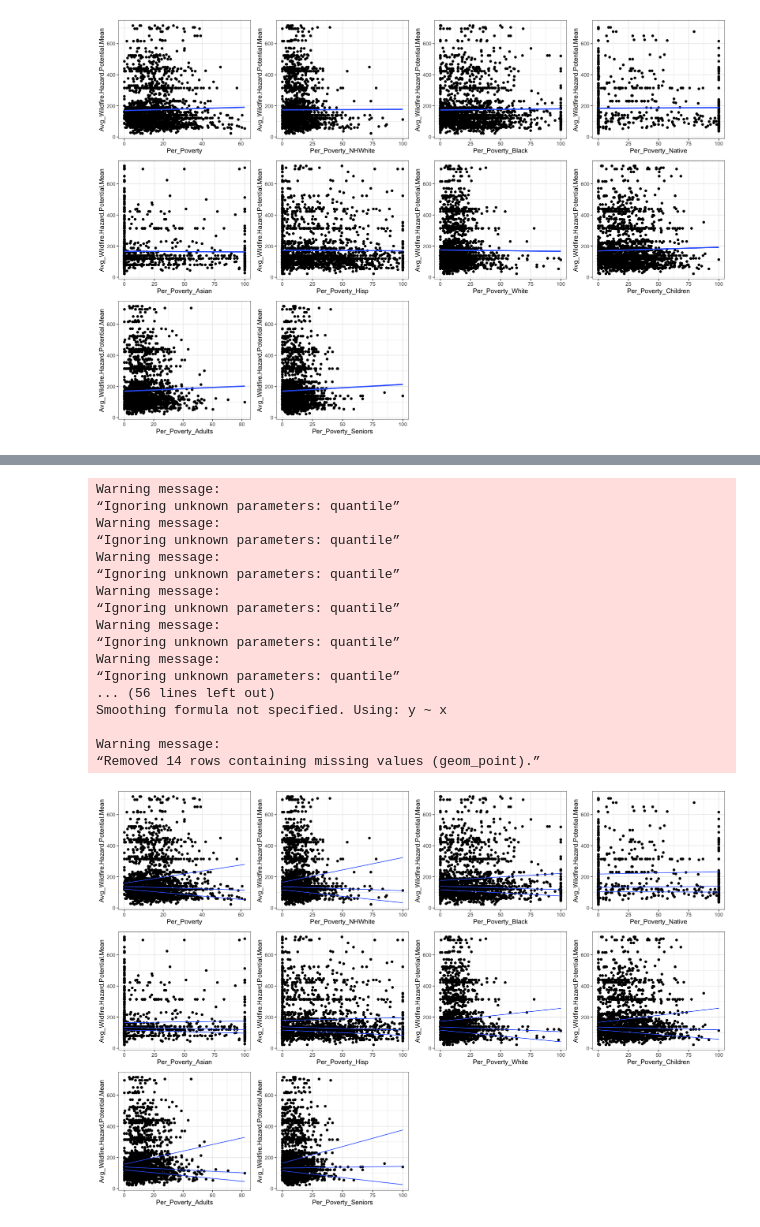
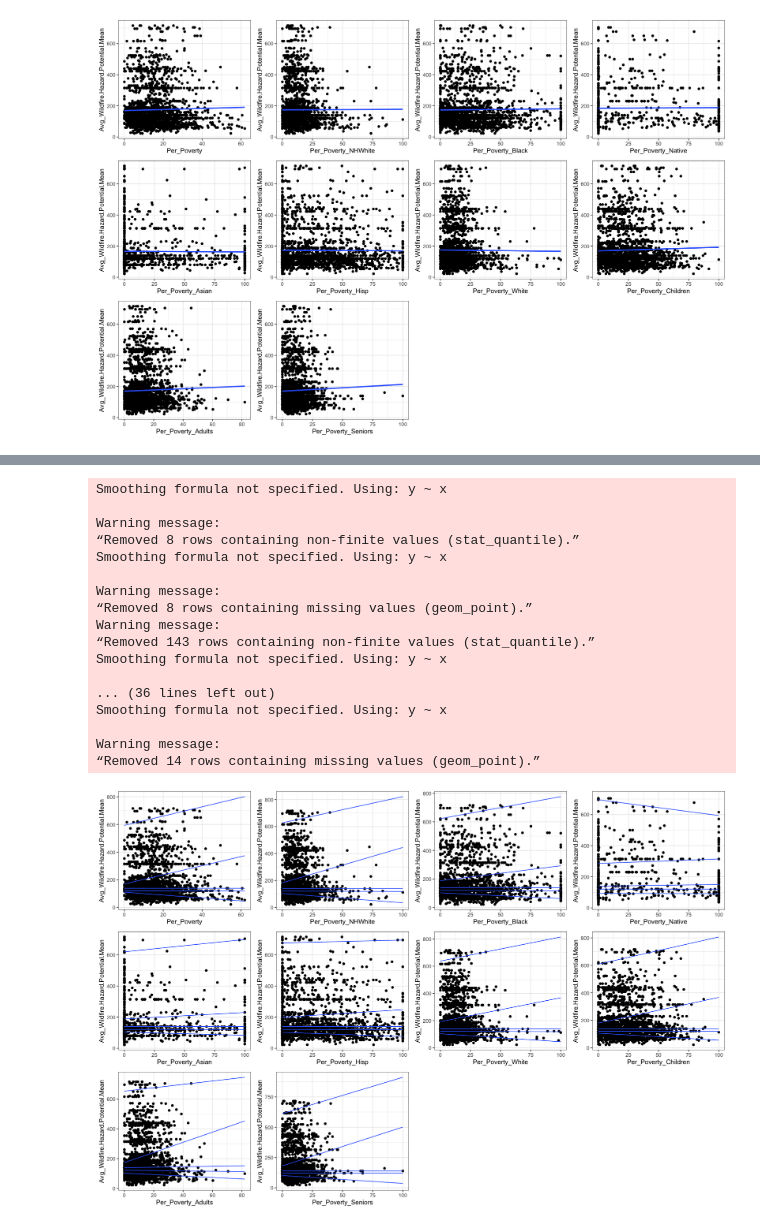
Before and after one commit to UNC-CEMALB/ENVIROSCAN, a Jupyter notebook: 1. Demographic Variable Extraction/Demographic Variable Extraction.ipynb, the cells around one changed output, grey strips where cells are left out. Drawn from its saved outputs; the diff is of its cells as text; code cells hidden in the pictures.

```diff
--- a/1. Demographic Variable Extraction/Demographic Variable Extraction.ipynb
+++ b/1. Demographic Variable Extraction/Demographic Variable Extraction.ipynb
@@ -279,7 +270,8 @@ options(repr.plot.width=15, repr.plot.height=10) #changing plot size
 
 plots = list()
 for (i in 1:length(poverty_variables)){
-  plots[[i]] = ggplot(data = wildfire_hazard_acs_geometry_df, mapping = aes_string(x = poverty_variables[i], y = "Avg_Wildfire.Hazard.Potential.Mean")) +
+  plots[[i]] = ggplot(data = wildfire_hazard_acs_geometry_df,
+                      mapping = aes_string(x = poverty_variables[i], y = "Avg_Wildfire.Hazard.Potential.Mean")) +
     geom_point() +
     geom_smooth(method = "lm", se = FALSE) +
     theme_bw()
@@ -309,8 +305,4 @@ Warning message:
 # %%
-# now trying quantile regression
-# wildfire hazard potential (WHP) already seems to be grouping in strata, so quantile regression performs linear
-# regression within each quantile
-
 # creating the quantile regression function
 quantile_regression = function (df, SES_variables){
   # """
@@ -320,7 +312,8 @@ quantile_regression = function (df, SES_variables){
   # """
 
   # creating a vector to loop through for the argument tau that specifies the quantile
-  tau_values = c(0.2, 0.4, 0.6, 0.8) #seq(0, 1, by = 0.2)
+  # for some reason having tau = 1 throws an error, so I used 0.99
+  tau_values = c(0.2, 0.4, 0.6, 0.8, 0.99)
 
   # creating an empty df to store the t and p values from the quantile regression
   values_df = data.frame()
@@ -380,31 +381,32 @@ A tibble: 6 × 6
 # %%
 # creating quantile plots
 plots = list()
 for (i in 1:length(poverty_variables)){
-  plots[[i]] = ggplot(data = wildfire_hazard_acs_geometry_df, mapping = aes_string(x = poverty_variables[i], y = "Avg_Wildfire.Hazard.Potential.Mean")) +
+  plots[[i]] = ggplot(data = wildfire_hazard_acs_geometry_df,
+                      mapping = aes_string(x = poverty_variables[i], y = "Avg_Wildfire.Hazard.Potential.Mean")) +
     geom_point() +
-    geom_quantile(quantile = c(0.2, 0.4, 0.6, 0.8), method = "rq") +
+    geom_quantile(quantiles = c(0.2, 0.4, 0.6, 0.8, 0.99), method = "rq") +
     theme_bw()
 }
 
 # viewing all plots
 ggarrange(plotlist = plots)
 # %% [output]
+Smoothing formula not specified. Using: y ~ x
+
 Warning message:
-“Ignoring unknown parameters: quantile”
+“Removed 8 rows containing non-finite values (stat_quantile).”
+Smoothing formula not specified. Using: y ~ x
+
 Warning message:
-“Ignoring unknown parameters: quantile”
+“Removed 8 rows containing missing values (geom_point).”
 Warning message:
-“Ignoring unknown parameters: quantile”
-Warning message:
-“Ignoring unknown parameters: quantile”
-Warning message:
-“Ignoring unknown parameters: quantile”
-Warning message:
-“Ignoring unknown parameters: quantile”
-... (56 lines left out)
+“Removed 143 rows containing non-finite values (stat_quantile).”
+Smoothing formula not specified. Using: y ~ x
+
+... (36 lines left out)
 Smoothing formula not specified. Using: y ~ x
 
 Warning message:
 “Removed 14 rows containing missing values (geom_point).”
-[figure, old version]
+[figure, new version]
```
Also changed, not shown: parts of 6 cells of this notebook.
